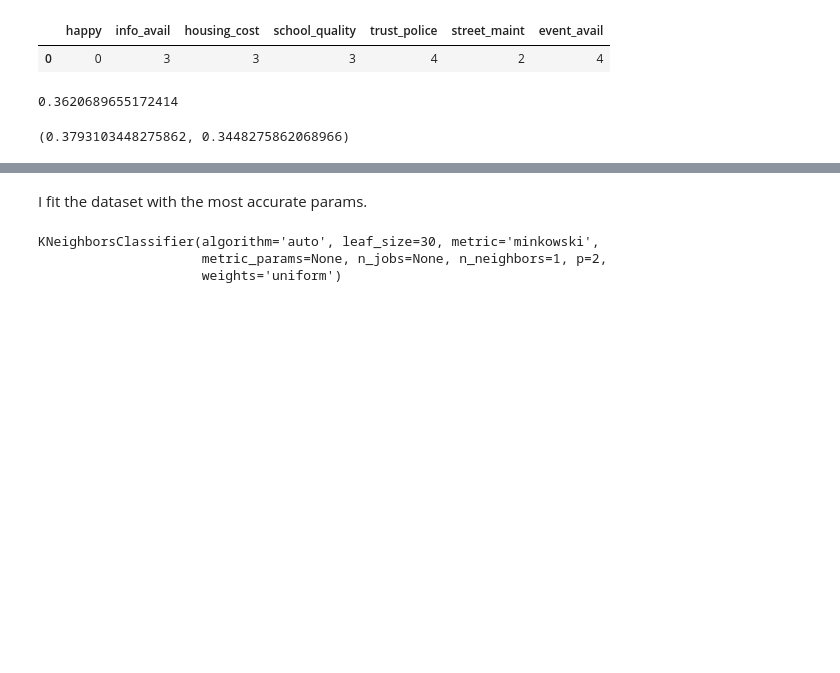
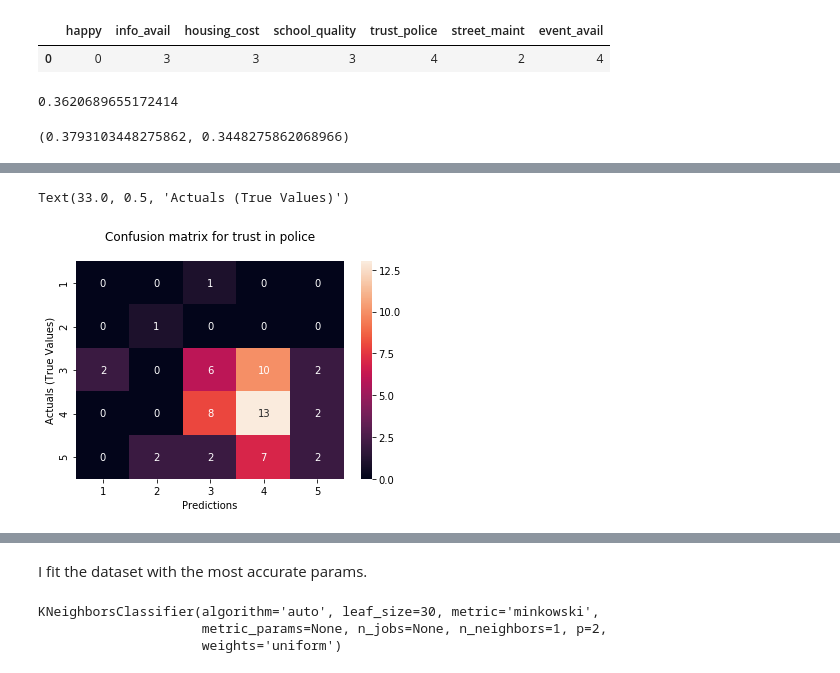
Before and after one commit to DavidSmolinski/portfolio, a Jupyter notebook: machine learning/Somerville police trust.ipynb, the cells around one changed output, grey strips where cells are left out. Cells and saved outputs as stored; diff of their text form; code cells hidden in the pictures; blank space fills up the shorter version.

```diff
--- a/machine learning/Somerville police trust.ipynb
+++ b/machine learning/Somerville police trust.ipynb
@@ -108,5 +107,17 @@ Text(0, 0.5, 'Accuracy')
 # %%
-# # predictions for the test set
-# knn = KNeighborsClassifier(n_neighbors=1)
-# knn.fit(X_train, y_train)
-# knn.predict(X_test)
+# The graph helped me cho0se to use K = 1 neighbor.
+knn = KNeighborsClassifier(n_neighbors=1)
+knn.fit(X_train, y_train)
+y_pred = knn.predict(X_test) # predictions for the test set
+cm = confusion_matrix(y_test, y_pred)
+# %%
+nums = [i for i in range(1,6)]
+cm_df = pd.DataFrame(cm, index= nums,
+                  columns= nums)
+sn.heatmap(cm_df, annot=True)
+plt.title('Confusion matrix for trust in police\n')
+plt.xlabel('Predictions')
+plt.ylabel('Actuals (True Values)')
+# %% [output]
+Text(33.0, 0.5, 'Actuals (True Values)')
+[figure, added]
```
Also changed, not shown: parts of 8 cells of this notebook.
